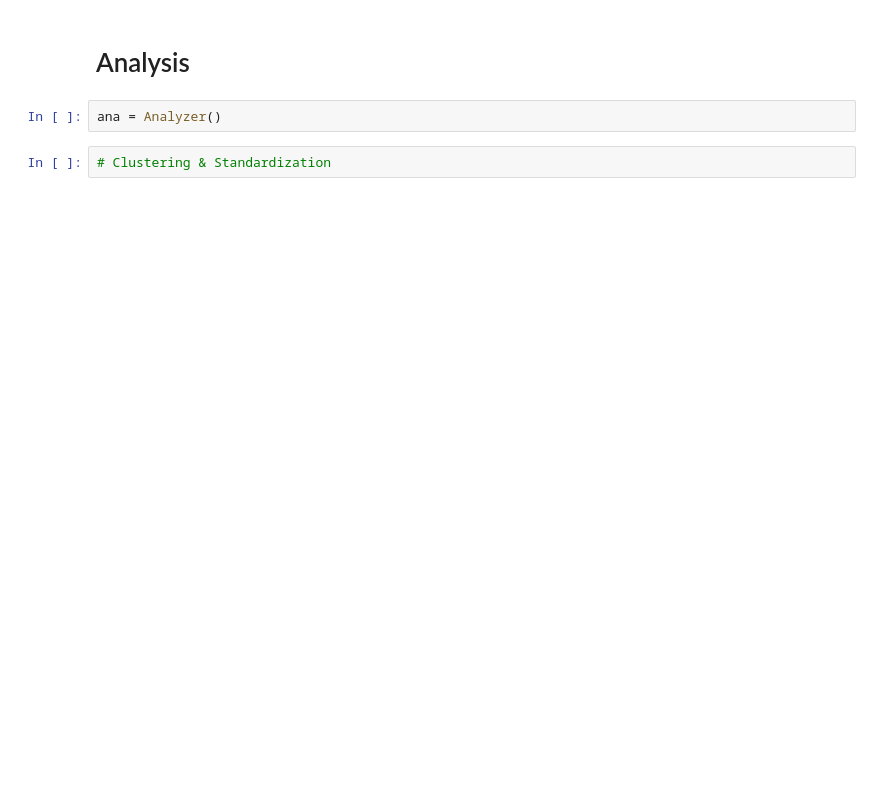
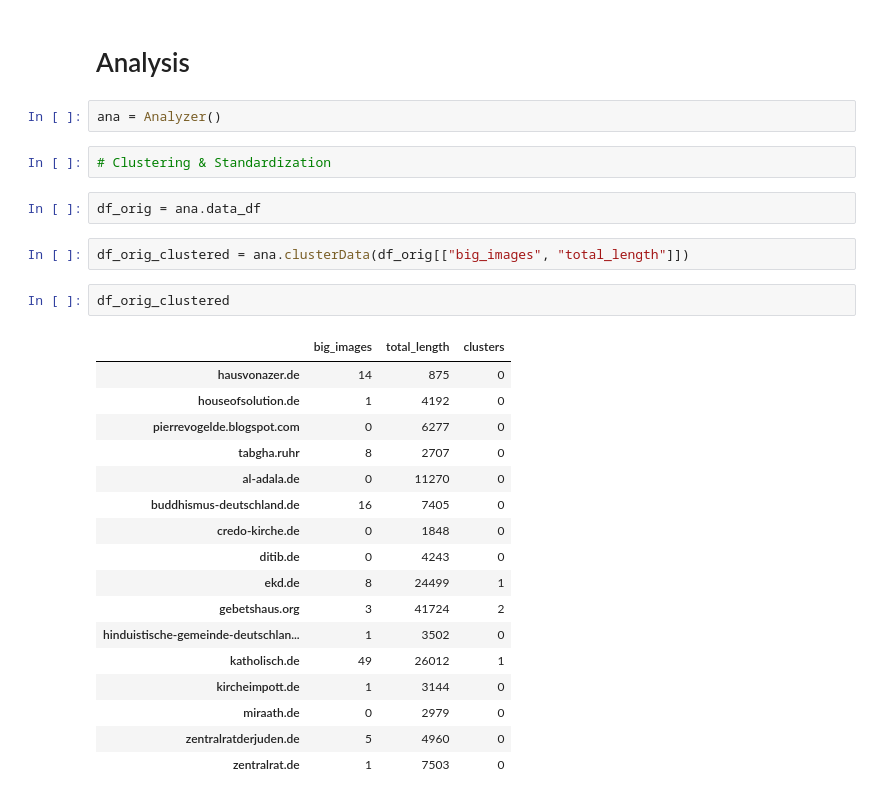
Before and after one commit to thomjur/zfdg_website_scraper, a Jupyter notebook: troubleshoting_notebook.ipynb, the cells around one changed output. Cells and saved outputs as stored; diff of their text form; blank space fills up the shorter version.

```diff
--- a/troubleshoting_notebook.ipynb
+++ b/troubleshoting_notebook.ipynb
@@ -26,3 +64,27 @@ dp = DataPreparation()
 ana = Analyzer()
 # %%
 # Clustering & Standardization
+# %%
+df_orig = ana.data_df
+# %%
+df_orig_clustered = ana.clusterData(df_orig[["big_images", "total_length"]])
+# %%
+df_orig_clustered
+# %% [output]
+|  | big_images | total_length | clusters |
+| hausvonazer.de | 14 | 875 | 0 |
+| houseofsolution.de | 1 | 4192 | 0 |
+| pierrevogelde.blogspot.com | 0 | 6277 | 0 |
+| tabgha.ruhr | 8 | 2707 | 0 |
+| al-adala.de | 0 | 11270 | 0 |
+| buddhismus-deutschland.de | 16 | 7405 | 0 |
+| credo-kirche.de | 0 | 1848 | 0 |
+| ditib.de | 0 | 4243 | 0 |
+| ekd.de | 8 | 24499 | 1 |
+| gebetshaus.org | 3 | 41724 | 2 |
+| hinduistische-gemeinde-deutschlan... | 1 | 3502 | 0 |
+| katholisch.de | 49 | 26012 | 1 |
+| kircheimpott.de | 1 | 3144 | 0 |
+| miraath.de | 0 | 2979 | 0 |
+| zentralratderjuden.de | 5 | 4960 | 0 |
+| zentralrat.de | 1 | 7503 | 0 |
```
Also changed, not shown: parts of 13 cells of this notebook, 4 other files.
